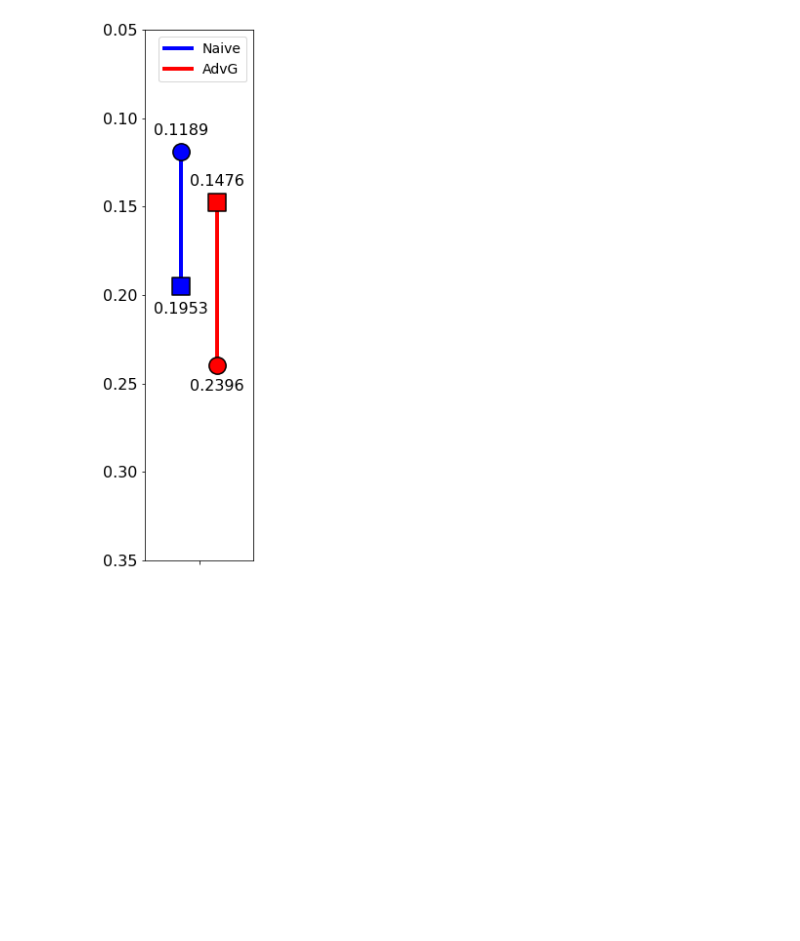
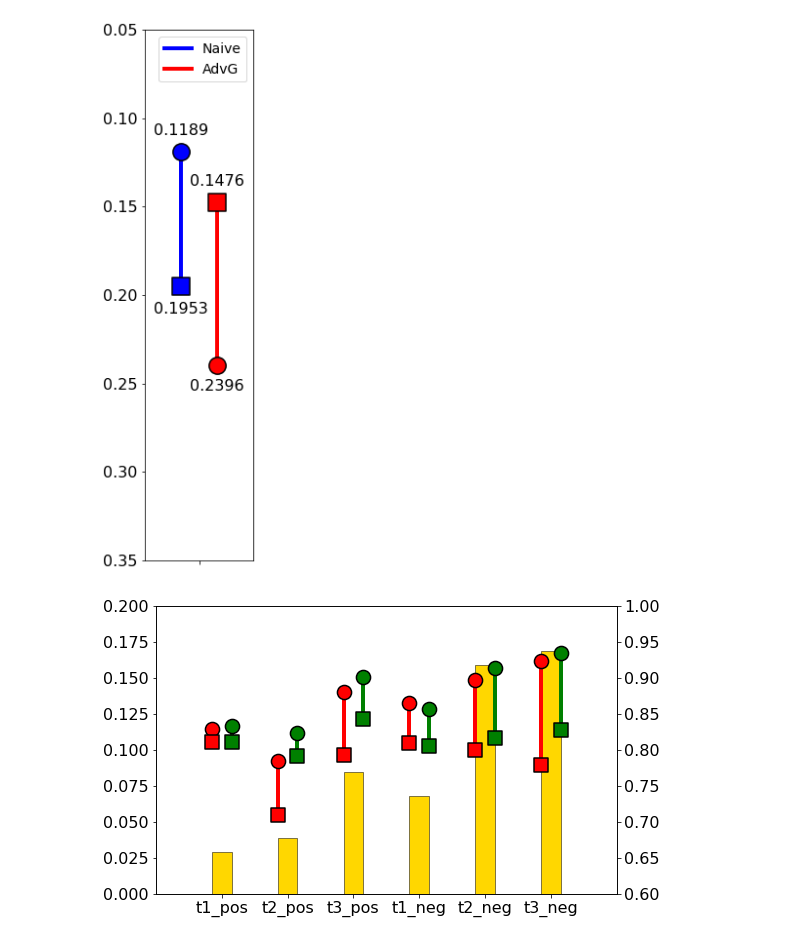
Before and after one commit to ZaccWu/botImpact, a Jupyter notebook: result+vis.ipynb, the cells around one changed output. Saved outputs shown, nothing was run; the diff lists cells and outputs as text; code cells hidden in the pictures; blank space fills up the shorter version.

```diff
--- a/result+vis.ipynb
+++ b/result+vis.ipynb
@@ -195,3 +195,44 @@ plt.savefig('estimate_t3_neg.jpg', bbox_inches = 'tight', dpi=500)
 plt.show()
 # %% [output]
 [figure]
+# %%
+# t1 pos
+fig = plt.figure(figsize=(8,5))
+
+label = ['t1_pos', 't2_pos', 't3_pos', 't1_neg', 't2_neg', 't3_neg']
+aucH = [0.8289, 0.7842, 0.8805, 0.8648, 0.8973, 0.9231]
+aucB = [0.8105, 0.7094, 0.7924, 0.8096, 0.7991, 0.7791]
+
+apH = [0.8325, 0.8225, 0.9003, 0.8564, 0.9135, 0.9346]
+apB = [0.8110, 0.7916, 0.8425, 0.8049, 0.8160, 0.8277]
+
+change = [0.0286, 0.0386, 0.0847, 0.0678, 0.1589, 0.1684]
+
+axis1 = fig.add_axes((0.1, 0.1, 0.8, 0.8))
+axis2 = axis1.twinx()
+
+def plot_res(pos, id):
+    axis2.scatter(pos-0.15, aucH[id], color='r', marker = 'o', s=200, linewidths=1.5, edgecolors='black', zorder=3)
+    axis2.scatter(pos-0.15, aucB[id], color='r', marker = 's', s=200, linewidths=1.5, edgecolors='black', zorder=3)
+    axis2.plot([pos-0.15, pos-0.15], [aucH[id], aucB[id]], color='r', label='Naive', linewidth=4, zorder=2)
+
+    axis2.scatter(pos+0.15, apH[id], color='g', marker = 'o', s=200, linewidths=1.5, edgecolors='black', zorder=3)
+    axis2.scatter(pos+0.15, apB[id], color='g', marker = 's', s=200, linewidths=1.5, edgecolors='black', zorder=3)
+    axis2.plot([pos+0.15, pos+0.15], [apH[id], apB[id]], color='g', label='Naive', linewidth=4, zorder=2)
+
+    axis1.bar(pos, height=change[id], width=0.3, color='gold', edgecolor='black', linewidth= 0.5)
+
+for i in range(len(aucH)):
+    plot_res(i+1, i)
+
+axis1.set_ylim(0., 0.2)
+axis2.set_ylim(0.6, 1)
+
+axis1.tick_params(labelsize=16)
+axis2.tick_params(labelsize=16)
+plt.xlim(0, 7)
+plt.xticks([1, 2, 3, 4, 5, 6],label,size=16)
+plt.savefig('gcn_pred.jpg', bbox_inches = 'tight', dpi=500)
+plt.show()
+# %% [output]
+[figure, added]
```
Also changed, not shown: parts of 2 cells of this notebook, 4 other files.
